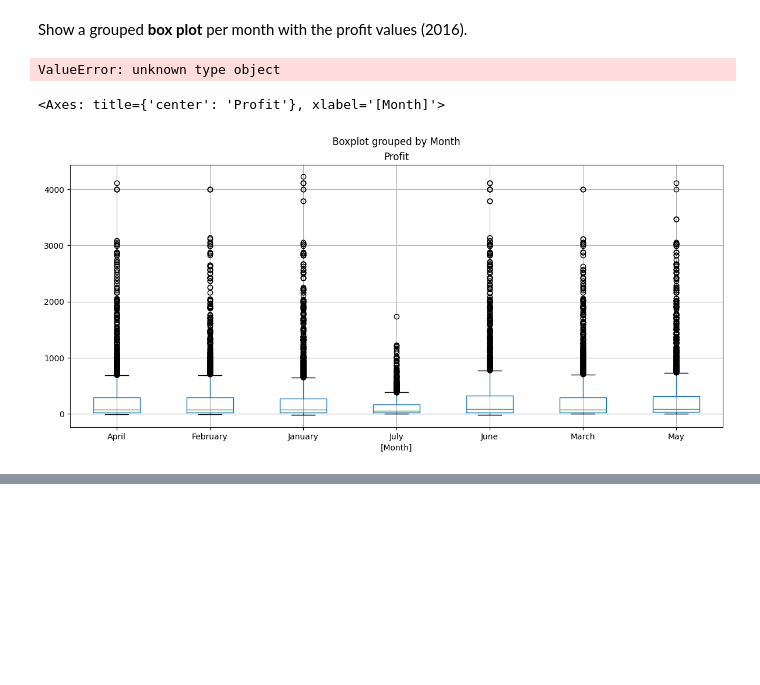
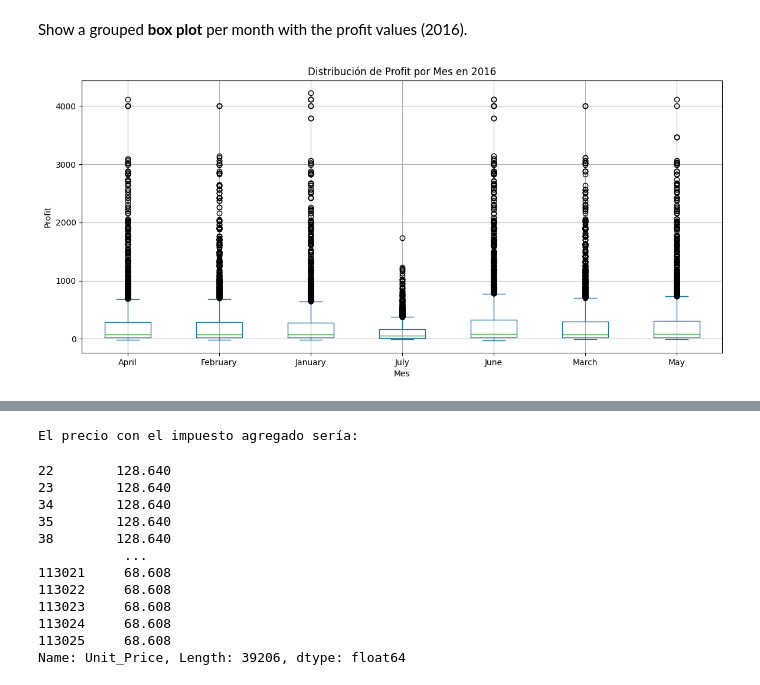
Before and after one commit to Enybyy/Data-Analyst, a Jupyter notebook: FreeCodeCamp/Exercises_1.ipynb, the cells around one changed output, grey strips where cells are left out. Drawn from its saved outputs; the diff is of its cells as text; code cells hidden in the pictures; blank space fills up the shorter version.

```diff
--- a/FreeCodeCamp/Exercises_1.ipynb
+++ b/FreeCodeCamp/Exercises_1.ipynb
@@ -608,16 +611,18 @@ sales.loc[cond].shape[0]
 Show a grouped <b>box plot</b> per month with the profit values (2016).
 # %%
 # your code goes here
-sales.query("Year == 2016 and [Month, Profit]").plot(kind='box', by='Month', grid=True, figsize=(14, 6))
+sales.query("Year == 2016")[['Month', 'Profit']].plot(kind='box',
+                                                      by='Month',
+                                                      grid=True,
+                                                      figsize=(14, 6))
+
+plt.title('Distribución de Profit por Mes en 2016')
+plt.xlabel('Mes')
+plt.ylabel('Profit')
+
+plt.show()
 # %% [output]
-ValueError: unknown type object
+[figure, added]
-# %%
-profit_2016 = sales.loc[sales['Year'] == 2016, ['Profit', 'Month']]
-
-profit_2016.boxplot(by='Month', figsize=(14,6))
-# %% [output]
-<Axes: title={'center': 'Profit'}, xlabel='[Month]'>
-[figure, removed]
 # %% [markdown]
 ![green-divider](https://user-images.githubusercontent.com/7065401/52071924-c003ad80-2562-11e9-8297-1c6595f8a7ff.png)
 
@@ -630,0 +630,18 @@ sales.loc[sales['Country'] == 'United States', 'Unit_Price'] *= 1.072
+# %%
+# your code goes here
+print("El precio con el impuesto agregado sería: ")
+sales.query("Country == 'United States'")['Unit_Price'] * 1.072
+# %% [output]
+El precio con el impuesto agregado sería:
+22        128.640
+23        128.640
+34        128.640
+35        128.640
+38        128.640
+           ...
+113021     68.608
+113022     68.608
+113023     68.608
+113024     68.608
+113025     68.608
+Name: Unit_Price, Length: 39206, dtype: float64
```
Also changed, not shown: parts of 5 cells of this notebook.
